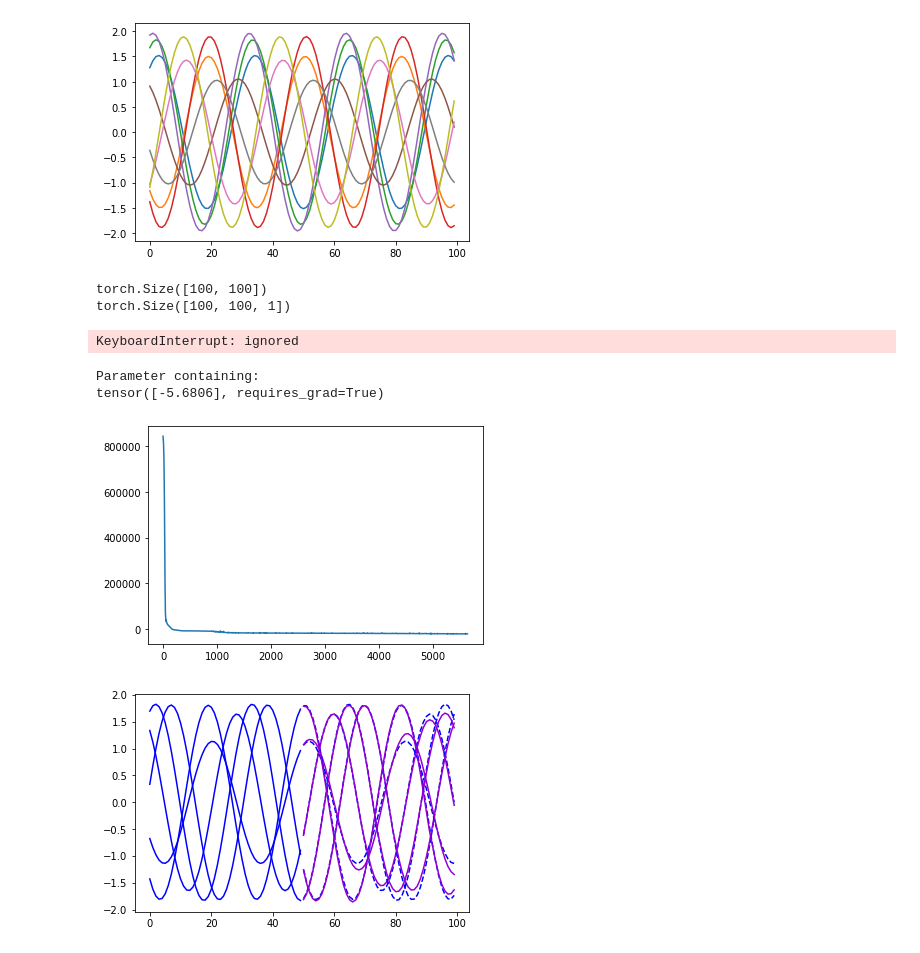
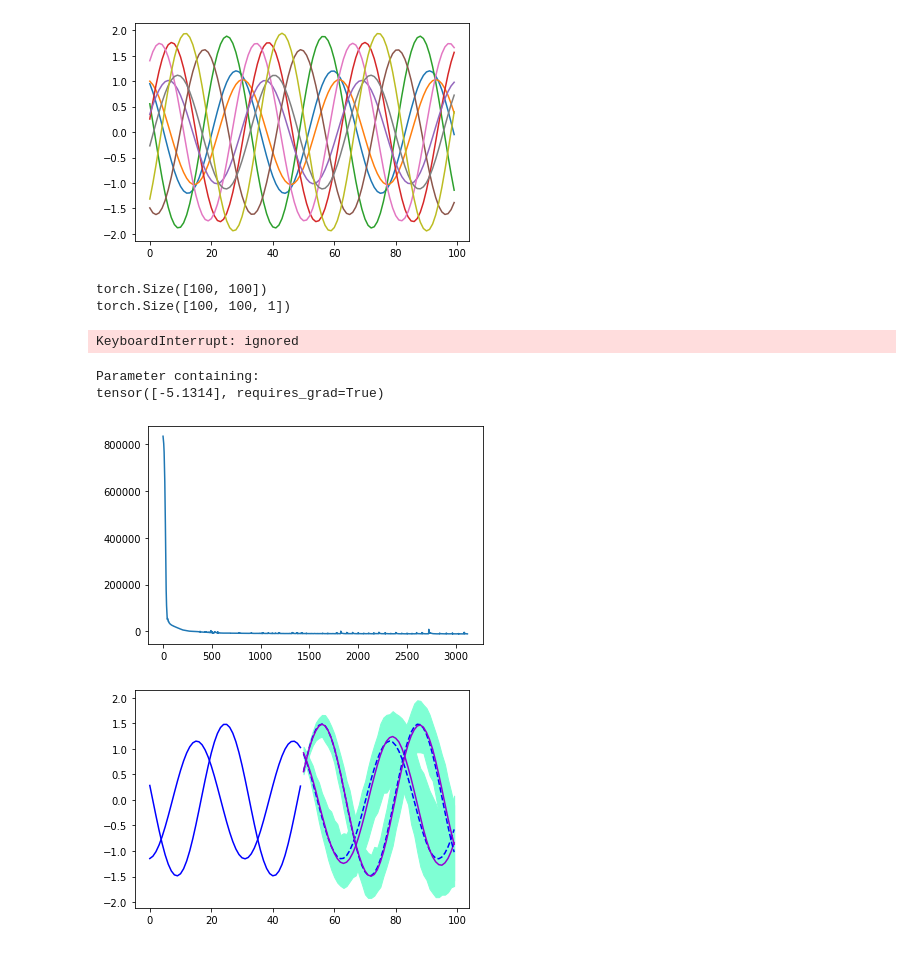
Before and after one commit to morim3/DeepKalmanFilter, a Jupyter notebook: experiment/sin_wave.ipynb, the cells around one changed output. Cells and saved outputs as stored; diff of their text form; code cells hidden in the pictures.

```diff
--- a/experiment/sin_wave.ipynb
+++ b/experiment/sin_wave.ipynb
@@ -178,8 +235,9 @@ config = AttrDict({"z_dim":2,
                    "trans_hidden_dim":50,
                    "post_hidden_dim":50,
                    "obs_dim":1,
-                   "sampling_num":3,
-                   "device": device
+                   "sampling_num":5,
+                   "device": device,
+                   "overshooting" : 1
                    })
 dkf = DeepKalmanFilter(config)
 
@@ -187,13 +245,14 @@ optimizer = optim.Adam(dkf.parameters(), lr=0.001)
 dkf.train()
 
 
+
 print(data.shape)
 print(data.unsqueeze(-1).shape)
 
 
 valid_losses = []
 # %% [output]
-[figure, old version]
+[figure, new version]
 torch.Size([100, 100])
 torch.Size([100, 100, 1])
 # %%
@@ -222,64 +286,52 @@ with tqdm.tqdm(range(iter_num)) as pbar:
 KeyboardInterrupt: ignored
 # %%
 
-plt.plot(valid_losses)
-print(dkf.emit_log_sigma)
+plt.plot(torch.stack(valid_losses).squeeze())
+print(dkf.emit_log_var)
 plt.show()
 
 
 #%%
 
-def predict(seq, model, step=20):
-    predicted = torch.empty((len(seq), step, model.config.obs_dim))
-    z = []
-    with torch.no_grad():
-        z_q_t_1 = model.z_q_0.expand((seq.shape[0], model.config.z_dim))
-        for s in range(seq.shape[1]):
-            prior_mu, prior_sig = model.transition(z_q_t_1)
-            z_q_t, _ = model.posterior(prior_mu, prior_sig, seq[:, s])
-            z_q_t_1 = z_q_t
-            z.append(z_q_t)
-
-        for s in range(step):
-            z_q_t, _ = model.transition(z_q_t_1)
-            predicted[:, s] = model.emitter(z_q_t)
-            z_q_t_1 = z_q_t
-            z.append(z_q_t)
-
-    return predicted, z
-
-#%%
 
 test_data = []
 
 for _ in range(batch_size):
     test_data.append(gen_data())
 
 test_data = torch.Tensor(test_data).to(device)
 
-pred_ind = [np.random.randint(0, 100) for _ in range(5)]
-predicted, z = predict(test_data[pred_ind, :50].unsqueeze(-1), dkf, step=50)
+pred_ind = [np.random.randint(0, 100) for _ in range(2)]
+predicted, z_data, z_pred = predict(test_data[pred_ind, :50].unsqueeze(-1), dkf, step=50, num_particles=100)
 
 #%%
 test_data = test_data.cpu()
 predicted = predicted.cpu()
+
 %matplotlib inline
-def plot_predicted(ax, data, predicted, c="blue", pred_c="darkviolet"):
-    pred_len = len(predicted)
+def plot_predicted(ax, data, predicted, c="blue", pred_c="darkviolet", fill_c="aquamarine"):
+    pred_len = predicted.shape[1]
     data_len = len(data)
+
     ax.plot(np.arange(data_len - pred_len), data[:data_len - pred_len], c=c)
-    ax.plot(np.arange(data_len - pred_len, len(data)), data[data_len - pred_len:], linestyle='dashed', c=c)
-    ax.plot(np.arange(data_len - pred_len, len(data)), predicted, c=pred_c)
+    pred_x = np.arange(data_len - pred_len, len(data))
+
+    percentile = torch.quantile(predicted, torch.tensor([0.05, 0.95]), dim=0).squeeze()
+    ax.fill_between(pred_x, percentile[0], percentile[1], color=fill_c)
+    ax.plot(pred_x, data[data_len - pred_len:], linestyle='dashed', c=c)
+    ax.plot(pred_x, predicted.mean(dim=0), c=pred_c)
+
+
     return ax
 
 fig = plt.figure()
 ax = fig.add_subplot()
 for i, ind in enumerate(pred_ind):
-    ax = plot_predicted(ax, test_data[ind], predicted[i],)
+    ax = plot_predicted(ax, test_data[ind], predicted[:, i])
 fig.show()
 # %% [output]
 Parameter containing:
-tensor([-5.6806], requires_grad=True)
+tensor([-5.1314], requires_grad=True)
-[figure, old version]
+[figure, new version]
-[figure, old version]
+[figure, new version]
 # %%
```
Also changed, not shown: parts of 4 cells of this notebook, 2 other files.
